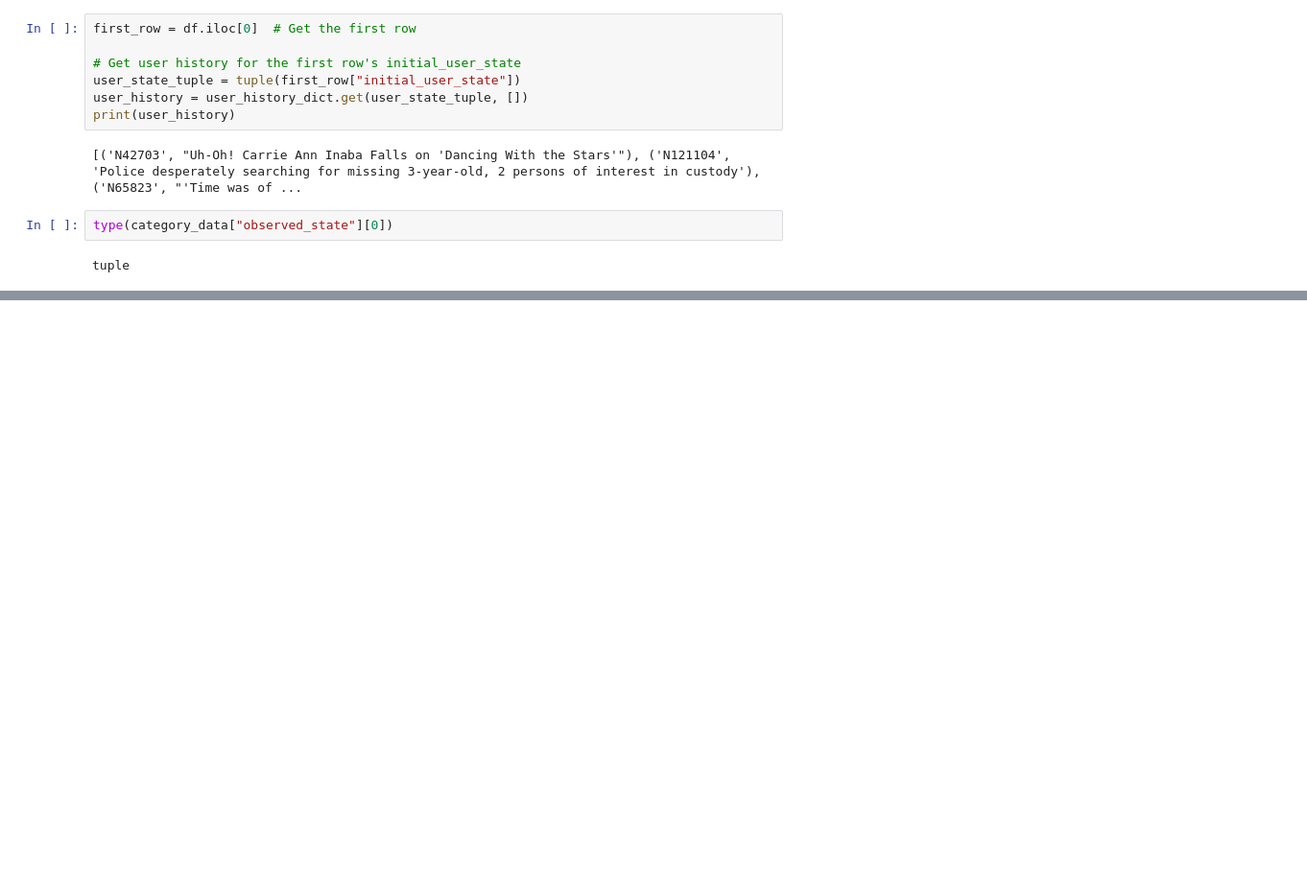
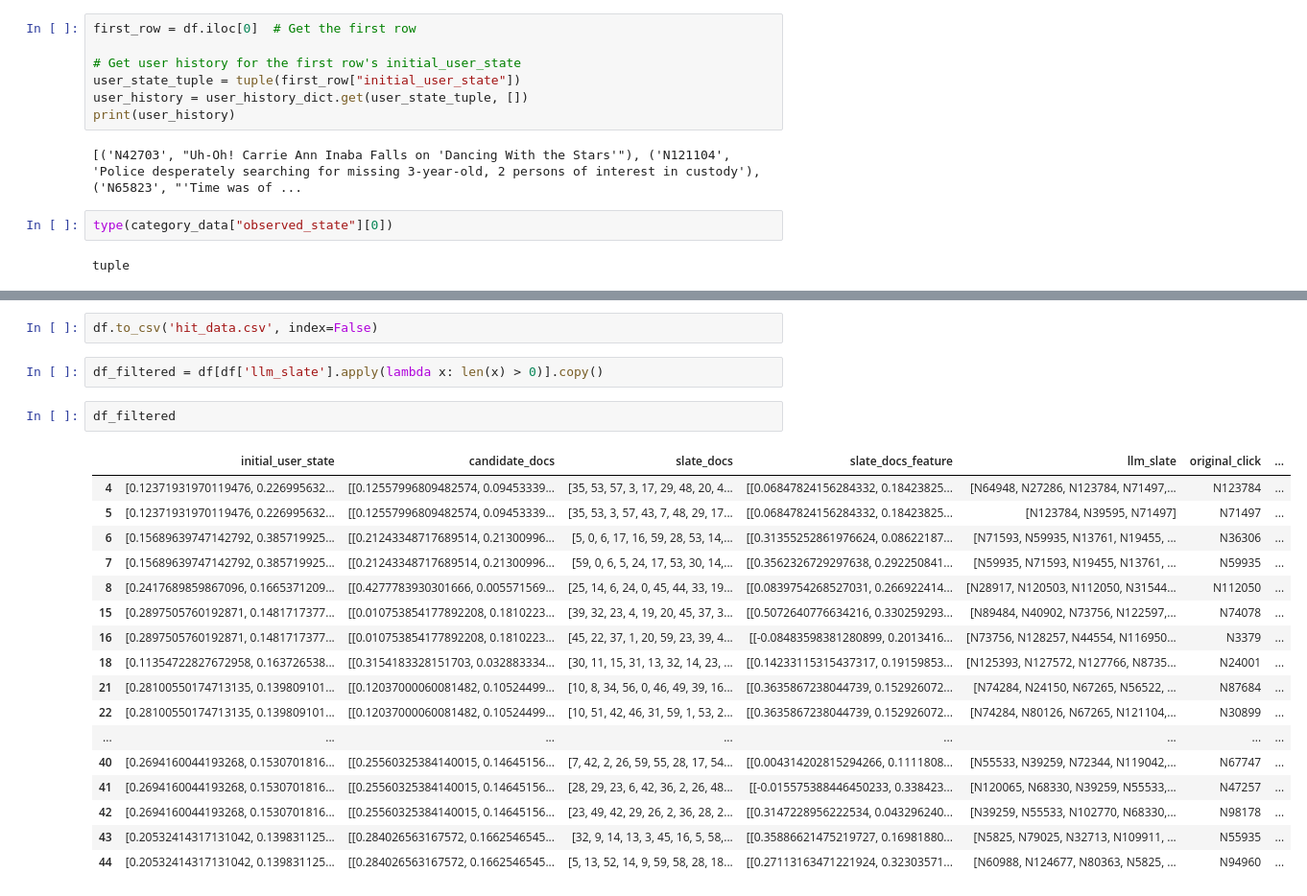
Before and after one commit to Asr419/reasoning_over_slaterecs, a Jupyter notebook: src/reasoning_over_slaterecs/mind_dataset/load_slates_rl_data.ipynb, the cells around one changed output, grey strips where cells are left out. Shown at 96% size. Saved outputs shown, nothing was run; the diff lists cells and outputs as text; blank space fills up the shorter version.

```diff
--- a/src/reasoning_over_slaterecs/mind_dataset/load_slates_rl_data.ipynb
+++ b/src/reasoning_over_slaterecs/mind_dataset/load_slates_rl_data.ipynb
@@ -561 +594,25 @@ Name: hit, dtype: int64
+# %%
+df.to_csv('hit_data.csv', index=False)
+# %%
+df_filtered = df[df['llm_slate'].apply(lambda x: len(x) > 0)].copy()
+# %%
+df_filtered
+# %% [output]
+|  | initial_user_state | candidate_docs | slate_docs | slate_docs_feature | llm_slate | original_click | ... |
+| 4 | [0.12371931970119476, 0.226995632... | [[0.12557996809482574, 0.09453339... | [35, 53, 57, 3, 17, 29, 48, 20, 4... | [[0.06847824156284332, 0.18423825... | [N64948, N27286, N123784, N71497,... | N123784 | ... |
+| 5 | [0.12371931970119476, 0.226995632... | [[0.12557996809482574, 0.09453339... | [35, 53, 3, 57, 43, 7, 48, 29, 17... | [[0.06847824156284332, 0.18423825... | [N123784, N39595, N71497] | N71497 | ... |
+| 6 | [0.15689639747142792, 0.385719925... | [[0.21243348717689514, 0.21300996... | [5, 0, 6, 17, 16, 59, 28, 53, 14,... | [[0.31355252861976624, 0.08622187... | [N71593, N59935, N13761, N19455, ... | N36306 | ... |
+| 7 | [0.15689639747142792, 0.385719925... | [[0.21243348717689514, 0.21300996... | [59, 0, 6, 5, 24, 17, 53, 30, 14,... | [[0.3562326729297638, 0.292250841... | [N59935, N71593, N19455, N13761, ... | N59935 | ... |
+| 8 | [0.2417689859867096, 0.1665371209... | [[0.4277783930301666, 0.005571569... | [25, 14, 6, 24, 0, 45, 44, 33, 19... | [[0.0839754268527031, 0.266922414... | [N28917, N120503, N112050, N31544... | N112050 | ... |
+| 15 | [0.2897505760192871, 0.1481717377... | [[0.010753854177892208, 0.1810223... | [39, 32, 23, 4, 19, 20, 45, 37, 3... | [[0.5072640776634216, 0.330259293... | [N89484, N40902, N73756, N122597,... | N74078 | ... |
+| 16 | [0.2897505760192871, 0.1481717377... | [[0.010753854177892208, 0.1810223... | [45, 22, 37, 1, 20, 59, 23, 39, 4... | [[-0.08483598381280899, 0.2013416... | [N73756, N128257, N44554, N116950... | N3379 | ... |
+| 18 | [0.11354722827672958, 0.163726538... | [[0.3154183328151703, 0.032883334... | [30, 11, 15, 31, 13, 32, 14, 23, ... | [[0.14233115315437317, 0.19159853... | [N125393, N127572, N127766, N8735... | N24001 | ... |
+| 21 | [0.28100550174713135, 0.139809101... | [[0.12037000060081482, 0.10524499... | [10, 8, 34, 56, 0, 46, 49, 39, 16... | [[0.3635867238044739, 0.152926072... | [N74284, N24150, N67265, N56522, ... | N87684 | ... |
+| 22 | [0.28100550174713135, 0.139809101... | [[0.12037000060081482, 0.10524499... | [10, 51, 42, 46, 31, 59, 1, 53, 2... | [[0.3635867238044739, 0.152926072... | [N74284, N80126, N67265, N121104,... | N30899 | ... |
+| ... | ... | ... | ... | ... | ... | ... | ... |
+| 40 | [0.2694160044193268, 0.1530701816... | [[0.25560325384140015, 0.14645156... | [7, 42, 2, 26, 59, 55, 28, 17, 54... | [[0.004314202815294266, 0.1111808... | [N55533, N39259, N72344, N119042,... | N67747 | ... |
+| 41 | [0.2694160044193268, 0.1530701816... | [[0.25560325384140015, 0.14645156... | [28, 29, 23, 6, 42, 36, 2, 26, 48... | [[-0.015575388446450233, 0.338423... | [N120065, N68330, N39259, N55533,... | N47257 | ... |
+| 42 | [0.2694160044193268, 0.1530701816... | [[0.25560325384140015, 0.14645156... | [23, 49, 42, 29, 26, 2, 36, 28, 2... | [[0.3147228956222534, 0.043296240... | [N39259, N55533, N102770, N68330,... | N98178 | ... |
+| 43 | [0.20532414317131042, 0.139831125... | [[0.284026563167572, 0.1662546545... | [32, 9, 14, 13, 3, 45, 16, 5, 58,... | [[0.35886621475219727, 0.16981880... | [N5825, N79025, N32713, N109911, ... | N55935 | ... |
+| 44 | [0.20532414317131042, 0.139831125... | [[0.284026563167572, 0.1662546545... | [5, 13, 52, 14, 9, 59, 58, 28, 18... | [[0.27113163471221924, 0.32303571... | [N60988, N124677, N80363, N5825, ... | N94960 | ... |
 # %%
```
Also changed, not shown: parts of 13 cells of this notebook, 1 other file.
